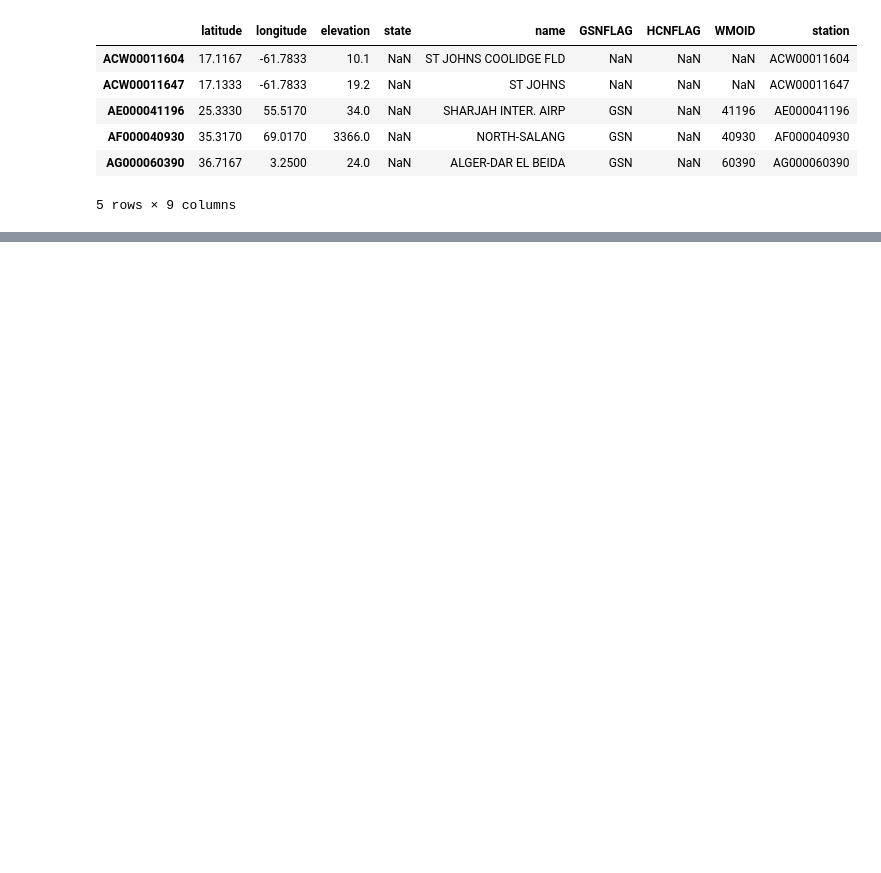
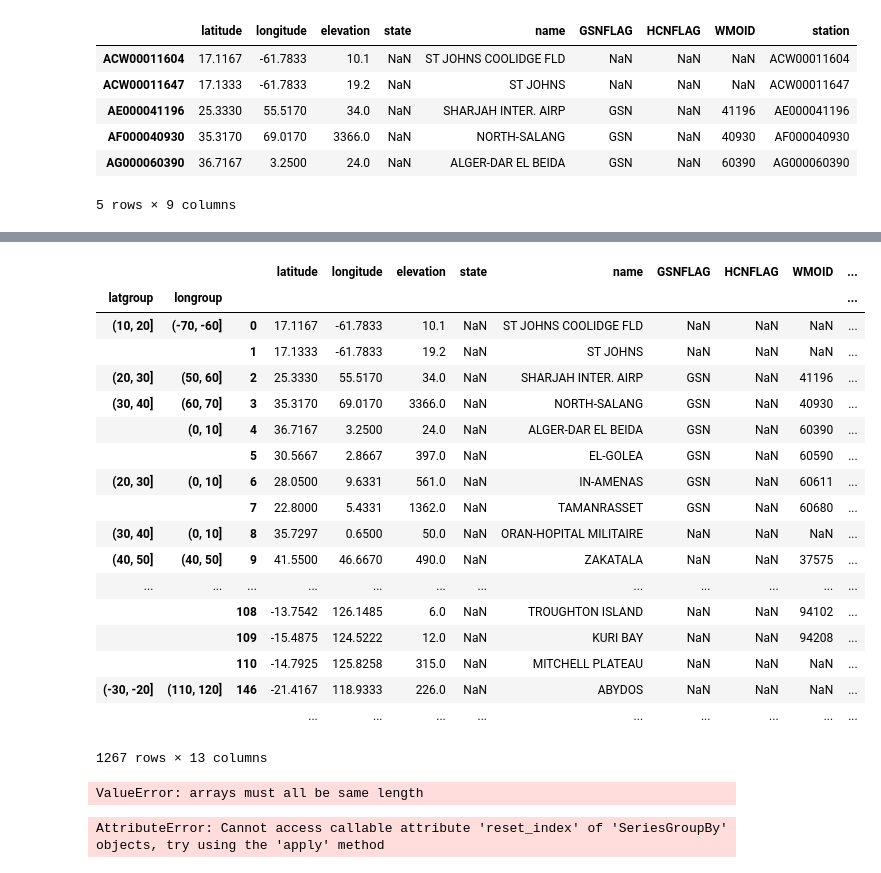
Before and after one commit to czarifis/UCSD_BigData, a Jupyter notebook: notebooks/weather.mapreduce/Untitled0.ipynb, the cells around one changed output, grey strips where cells are left out. Drawn from its saved outputs; the diff is of its cells as text; code cells hidden in the pictures; blank space fills up the shorter version.

```diff
--- a/notebooks/weather.mapreduce/Untitled0.ipynb
+++ b/notebooks/weather.mapreduce/Untitled0.ipynb
@@ -16,12 +30,9 @@ sklearn version: 0.14.1
 import pickle
 !gunzip -c stations.pkl.gz > stations.pkl  # This command also keeps the initial gz file....
 stations=pickle.load(open('stations.pkl', 'rb'))
-stations.head()
-stations
-no_headers = pd.read_pickle('stations.pkl')
-#no_headers.columns = ['latitude', 'longitude', 'elevation', 'state', 'name', 'GSNFLAG', 'HCNFLAG', 'WMOID']
-no_headers['station'] = no_headers.index
-no_headers.head()
+df = pd.read_pickle('stations.pkl')
+df['station'] = df.index # let's create a column with the indexes (base-station names)
+df.head()
 # %% [output]
 |  | latitude | longitude | elevation | state | name | GSNFLAG | HCNFLAG | WMOID | station |
 | ACW00011604 | 17.1167 | -61.7833 | 10.1 | NaN | ST JOHNS COOLIDGE FLD | NaN | NaN | NaN | ACW00011604 |
@@ -145,0 +52,3 @@ removing tmp directory /tmp/getweights.ubuntu.20140521.043204.686280
+# %%
+res = pd.merge(df, maxmindf, on='station', how='inner')
+res.head()
@@ -145,0 +63,13 @@ removing tmp directory /tmp/getweights.ubuntu.20140521.043204.686280
+# %%
+latz = []
+longs = []
+latsorted = res.sort(['latitude'])
+weightsformax = []
+for i in latsorted.index :
+    weightsformax.append(latsorted['maxcount'][i])
+    #for ww in range(weight):
+    latz.append(latsorted['latitude'][i])
+    longs.append(latsorted['longitude'][i])
+
+zip(latz,longs)
+print sum(weightsformax)
@@ -145,0 +150,10 @@ removing tmp directory /tmp/getweights.ubuntu.20140521.043204.686280
+# %%
+#tempdf = res.groupby(pd.cut(res["latitude"], np.arange(-90, 90, 10)))#.head()#.sum()  #np.arange(0, 1.0+0.155, 0.155)
+tempdf = res.copy()
+tempdf['latgroup'] = pd.cut(res["latitude"], np.arange(-90, 90, 10))#.head()#.sum()  #np.arange(0, 1.0+0.155, 0.155)
+tempdf['longroup'] = pd.cut(res["longitude"], np.arange(-180, 180, 10))#.head()#.sum()  #np.arange(0, 1.0+0.155, 0.155)
+#tempdf.reset_index()
+
+#tempdf['status'] = pd.cut(df['Days Late'], bins=[-1, 14, 35, 56, 365])
+
+tempdf.head()
@@ -234,0 +196,34 @@ runners:
+# %%
+agg_df = tempdf.groupby(['latgroup','longroup'])
+agg_df.head()
+# %% [output]
+|  |  |  | latitude | longitude | elevation | state | name | GSNFLAG | HCNFLAG | WMOID | ... |
+| latgroup | longroup |  |  |  |  |  |  |  |  |  | ... |
+| (10, 20] | (-70, -60] | 0 | 17.1167 | -61.7833 | 10.1 | NaN | ST JOHNS COOLIDGE FLD | NaN | NaN | NaN | ... |
+|  |  | 1 | 17.1333 | -61.7833 | 19.2 | NaN | ST JOHNS | NaN | NaN | NaN | ... |
+| (20, 30] | (50, 60] | 2 | 25.3330 | 55.5170 | 34.0 | NaN | SHARJAH INTER. AIRP | GSN | NaN | 41196 | ... |
+| (30, 40] | (60, 70] | 3 | 35.3170 | 69.0170 | 3366.0 | NaN | NORTH-SALANG | GSN | NaN | 40930 | ... |
+|  | (0, 10] | 4 | 36.7167 | 3.2500 | 24.0 | NaN | ALGER-DAR EL BEIDA | GSN | NaN | 60390 | ... |
+|  |  | 5 | 30.5667 | 2.8667 | 397.0 | NaN | EL-GOLEA | GSN | NaN | 60590 | ... |
+| (20, 30] | (0, 10] | 6 | 28.0500 | 9.6331 | 561.0 | NaN | IN-AMENAS | GSN | NaN | 60611 | ... |
+|  |  | 7 | 22.8000 | 5.4331 | 1362.0 | NaN | TAMANRASSET | GSN | NaN | 60680 | ... |
+| (30, 40] | (0, 10] | 8 | 35.7297 | 0.6500 | 50.0 | NaN | ORAN-HOPITAL MILITAIRE | NaN | NaN | NaN | ... |
+| (40, 50] | (40, 50] | 9 | 41.5500 | 46.6670 | 490.0 | NaN | ZAKATALA | NaN | NaN | 37575 | ... |
+| ... | ... | ... | ... | ... | ... | ... | ... | ... | ... | ... | ... |
+|  |  | 108 | -13.7542 | 126.1485 | 6.0 | NaN | TROUGHTON ISLAND | NaN | NaN | 94102 | ... |
+|  |  | 109 | -15.4875 | 124.5222 | 12.0 | NaN | KURI BAY | NaN | NaN | 94208 | ... |
+|  |  | 110 | -14.7925 | 125.8258 | 315.0 | NaN | MITCHELL PLATEAU | NaN | NaN | NaN | ... |
+| (-30, -20] | (110, 120] | 146 | -21.4167 | 118.9333 | 226.0 | NaN | ABYDOS | NaN | NaN | NaN | ... |
+|  |  |  | ... | ... | ... | ... | ... | ... | ... | ... | ... |
+1267 rows × 13 columns
+# %%
+dddd = pd.read_json('grouping.json')
+
+dddd.head()
+# %% [output]
+ValueError: arrays must all be same length
+# %%
+#json = agg_df.to_json()
+agg_df.reset_index().to_json(orient='index')
+# %% [output]
+AttributeError: Cannot access callable attribute 'reset_index' of 'SeriesGroupBy' objects, try using the 'apply' method
```
Also changed, not shown: parts of 27 cells of this notebook, 33 other files.
